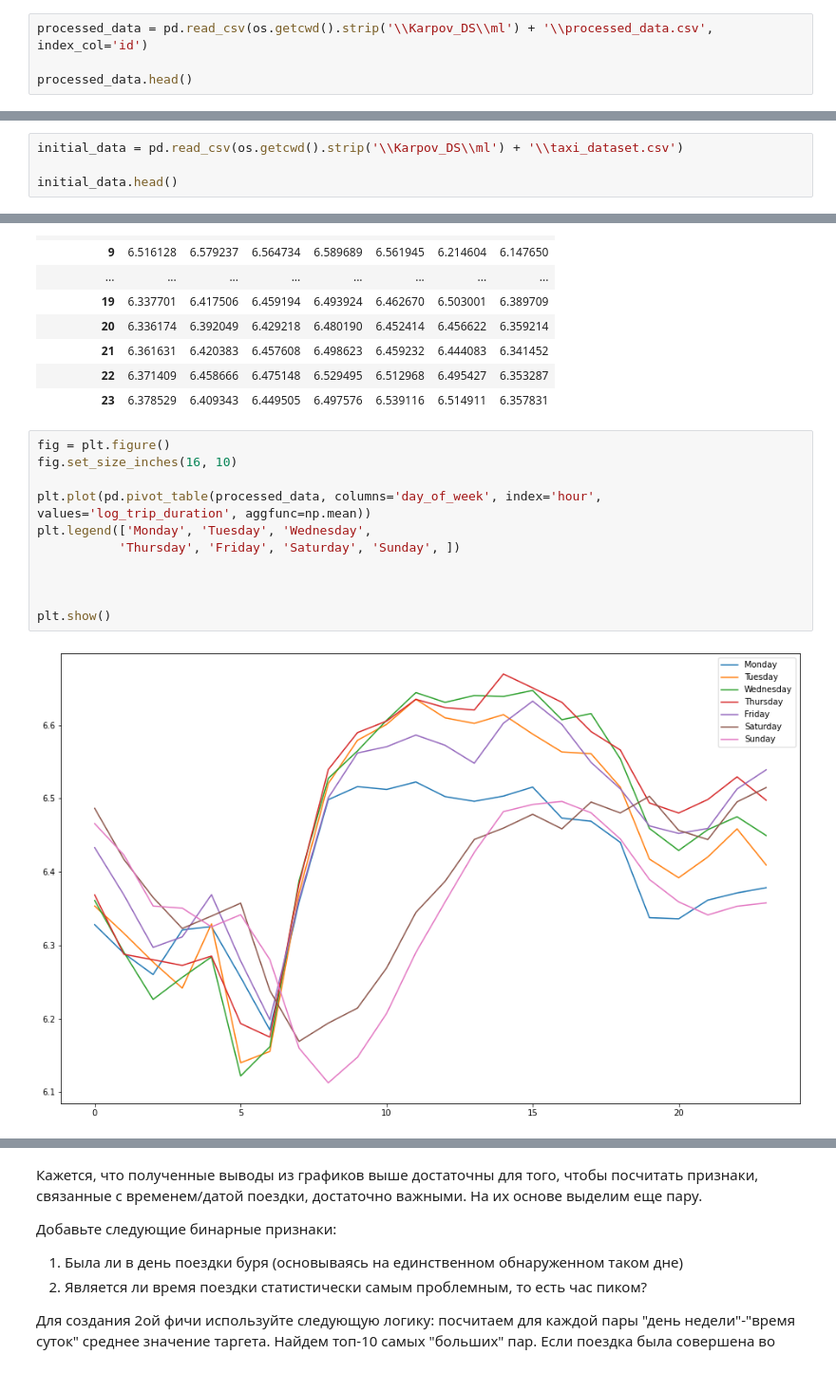
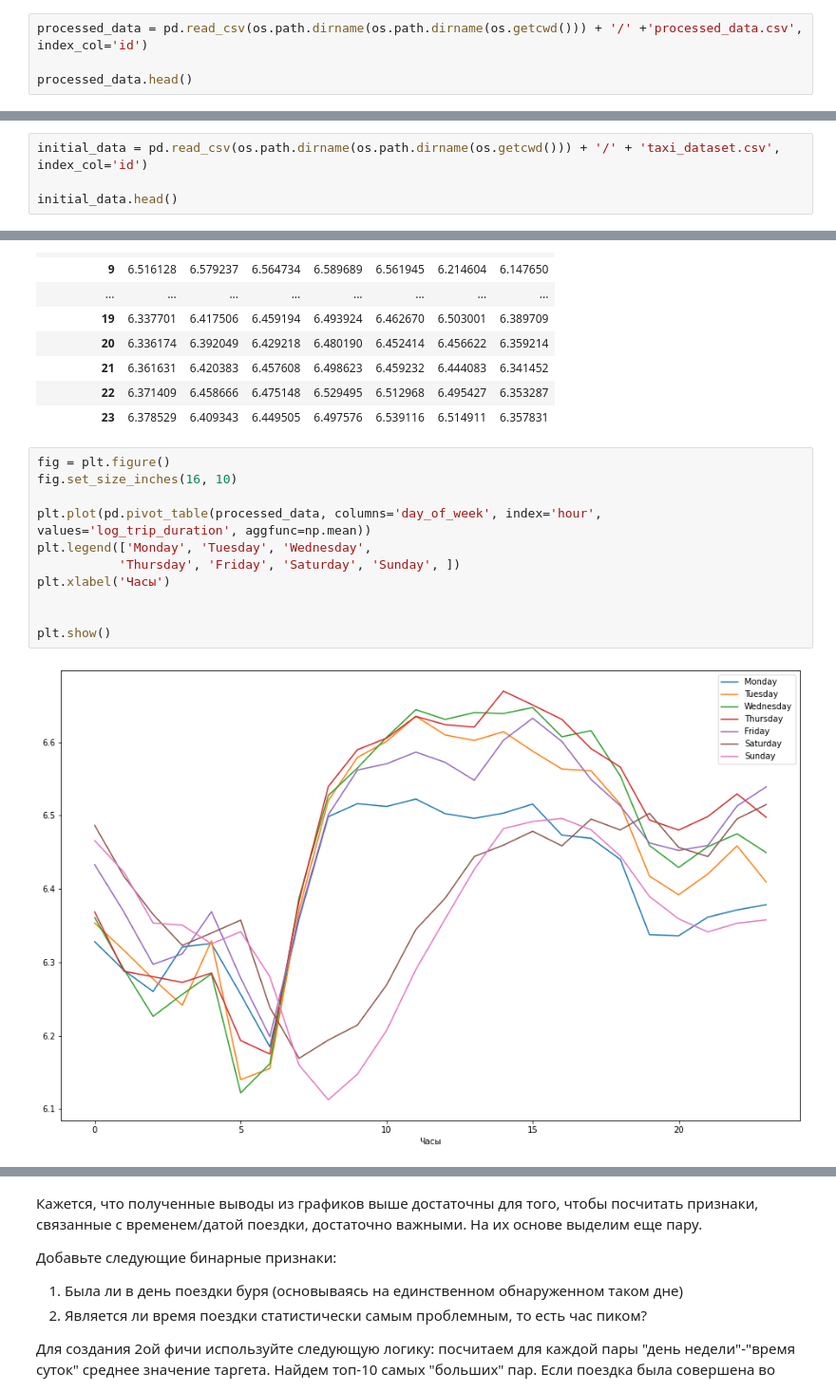
Before and after one commit to gavlique/Karpov_DS, a Jupyter notebook: ml/HW_7.ipynb, the cells around one changed output, grey strips where cells are left out. Shown at 95% size. Drawn from its saved outputs; the diff is of its cells as text.

```diff
--- a/ml/HW_7.ipynb
+++ b/ml/HW_7.ipynb
@@ -5,7 +5,7 @@ import numpy as np
 import pandas as pd
 import os
 # %%
-processed_data = pd.read_csv(os.getcwd().strip('\\Karpov_DS\\ml') + '\\processed_data.csv', index_col='id')
+processed_data = pd.read_csv(os.path.dirname(os.path.dirname(os.getcwd())) + '/' +'processed_data.csv', index_col='id')
 
 processed_data.head()
 # %% [output]
@@ -17,7 +17,7 @@ processed_data.head()
 | id3504673 | 1 | 930.399753 | 0 | 1.487155 | 6.063785 |
 | id2181028 | 1 | 930.399753 | 0 | 1.189925 | 6.077642 |
 # %%
-initial_data = pd.read_csv(os.getcwd().strip('\\Karpov_DS\\ml') + '\\taxi_dataset.csv')
+initial_data = pd.read_csv(os.path.dirname(os.path.dirname(os.getcwd())) + '/' + 'taxi_dataset.csv', index_col='id')
 
 initial_data.head()
 # %% [output]
@@ -194,16 +193,16 @@ pd.pivot_table(processed_data, columns='day_of_week', index='hour', values='log_
 # %%
 fig = plt.figure()
 fig.set_size_inches(16, 10)
 
 plt.plot(pd.pivot_table(processed_data, columns='day_of_week', index='hour', values='log_trip_duration', aggfunc=np.mean))
 plt.legend(['Monday', 'Tuesday', 'Wednesday',
            'Thursday', 'Friday', 'Saturday', 'Sunday', ])
-
+plt.xlabel('Часы')
 
 
 plt.show()
 # %% [output]
-[figure, old version]
+[figure, new version]
 # %%
 fig = plt.figure()
 fig.set_size_inches(16, 10)
```
Also changed, not shown: parts of 10 cells of this notebook, 1 other file.
